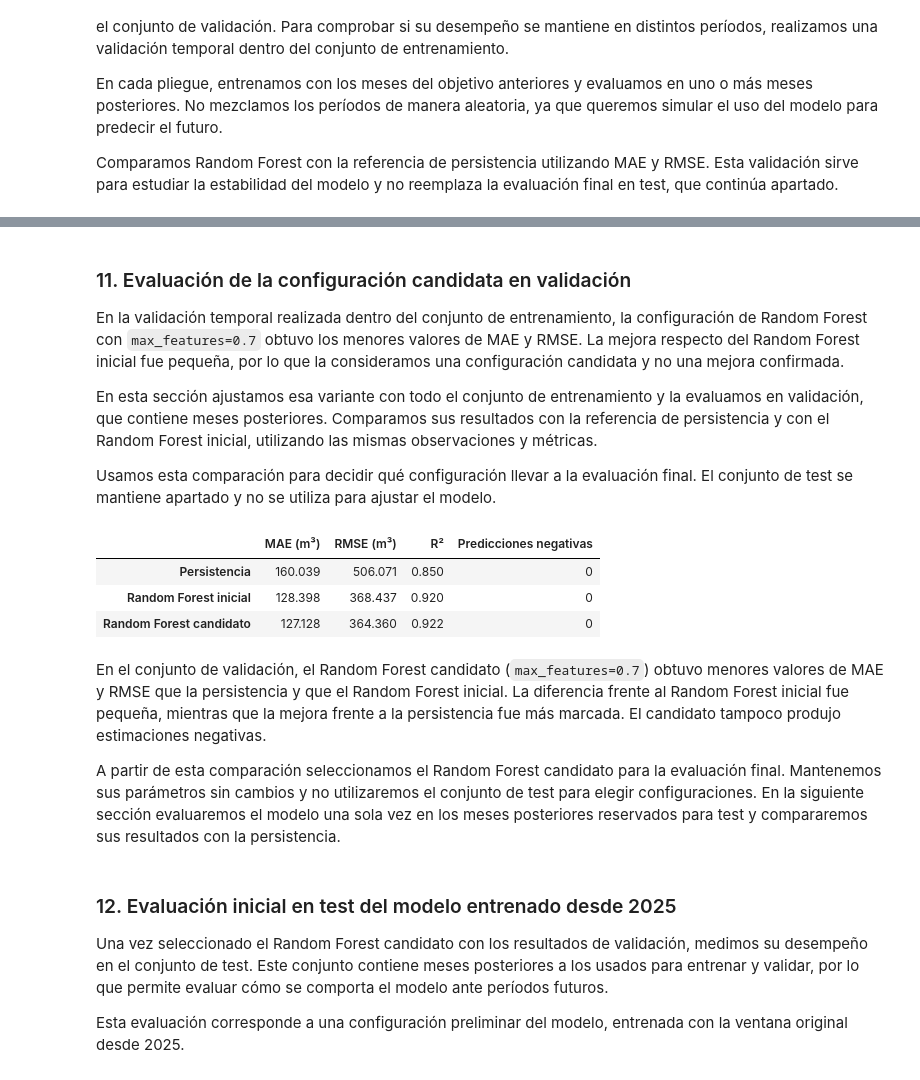
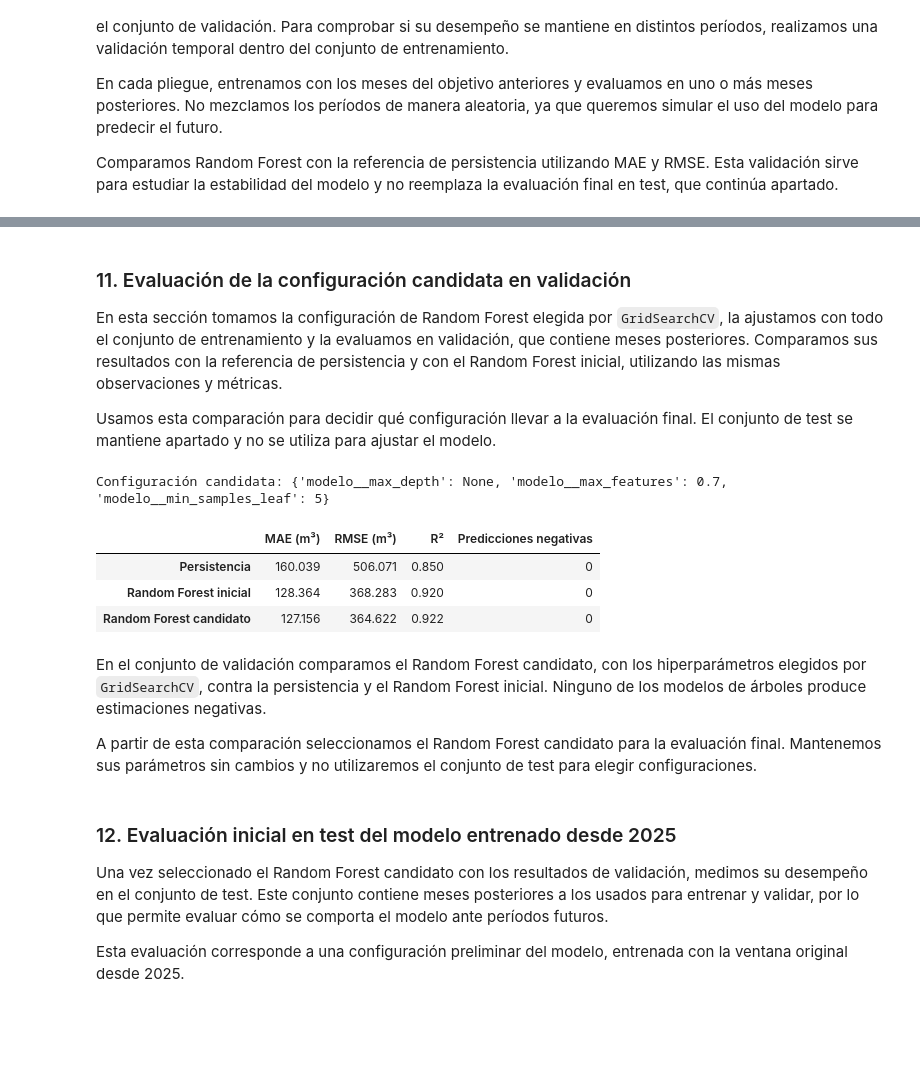
Before and after one commit to alexParedes027/oil-production-prediction, a Jupyter notebook: notebooks/04_modelado_regresion.ipynb, the cells around one changed output, grey strips where cells are left out. Saved outputs shown, nothing was run; the diff lists cells and outputs as text; code cells hidden in the pictures; blank space fills up the shorter version.

```diff
--- a/notebooks/04_modelado_regresion.ipynb
+++ b/notebooks/04_modelado_regresion.ipynb
@@ -777,6 +777,23 @@ resumen_validacion_temporal = pd.DataFrame(
 
 print("\nMétricas agrupadas de los pliegues temporales:")
 display(resumen_validacion_temporal.round(2))
+
+
+# Convertimos los pliegues a pares de posiciones dentro de X_train.
+# Este formato permite usarlos como parámetro cv de GridSearchCV.
+mes_objetivo_train = train["mes_objetivo"].reset_index(drop=True)
+pliegues_cv = []
+
+for pliegue in pliegues_temporales:
+    mascara_entrenamiento = mes_objetivo_train <= pd.Timestamp(pliegue["Entrenamiento hasta"])
+    mascara_validacion = mes_objetivo_train.between(
+        pd.Timestamp(pliegue["Validación desde"]),
+        pd.Timestamp(pliegue["Validación hasta"]),
+    )
+    pliegues_cv.append((
+        np.flatnonzero(mascara_entrenamiento.to_numpy()),
+        np.flatnonzero(mascara_validacion.to_numpy()),
+    ))
 # %% [output]
 |  | Objetivos de validación | Filas de entrenamiento | Filas de validación | MAE persistencia (m³) | ... |
 | Pliegue |  |  |  |  | ... |
@@ -903,18 +1023,17 @@ La configuración con `min_samples_leaf=5` y `max_features=0.7` obtuvo los menor
 # %% [markdown]
 ### 11. Evaluación de la configuración candidata en validación
 
-En la validación temporal realizada dentro del conjunto de entrenamiento, la configuración de Random Forest con `max_features=0.7` obtuvo los menores valores de MAE y RMSE. La mejora respecto del Random Forest inicial fue pequeña, por lo que la consideramos una configuración candidata y no una mejora confirmada.
-
-En esta sección ajustamos esa variante con todo el conjunto de entrenamiento y la evaluamos en validación, que contiene meses posteriores. Comparamos sus resultados con la referencia de persistencia y con el Random Forest inicial, utilizando las mismas observaciones y métricas.
+En esta sección tomamos la configuración de Random Forest elegida por `GridSearchCV`, la ajustamos con todo el conjunto de entrenamiento y la evaluamos en validación, que contiene meses posteriores. Comparamos sus resultados con la referencia de persistencia y con el Random Forest inicial, utilizando las mismas observaciones y métricas.
 
 Usamos esta comparación para decidir qué configuración llevar a la evaluación final. El conjunto de test se mantiene apartado y no se utiliza para ajustar el modelo.
 # %%
 from sklearn.base import clone
 
-# Creamos la variante candidata a partir del pipeline inicial.
-# Solo cambiamos max_features; el resto del preprocesamiento y del modelo se mantiene.
+# Creamos la variante candidata a partir del pipeline inicial,
+# con los hiperparámetros elegidos por GridSearchCV.
 modelo_rf_candidato = clone(modelo_regresion)
-modelo_rf_candidato.set_params(modelo__max_features=0.7)
+modelo_rf_candidato.set_params(**mejores_parametros_rf)
+print("Configuración candidata:", mejores_parametros_rf)
 
 # Ajustamos el pipeline completo usando únicamente el conjunto de entrenamiento.
 modelo_rf_candidato.fit(X_train, y_train)
@@ -927,39 +1046,40 @@ predicciones_validacion = {
     "Persistencia": y_pred_referencia,
     "Random Forest inicial": y_pred_modelo,
     "Random Forest candidato": y_pred_rf_candidato,
 }
 
 comparacion_candidata = pd.DataFrame(
     {
         "MAE (m³)": {
             nombre: mean_absolute_error(y_validation, prediccion)
             for nombre, prediccion in predicciones_validacion.items()
         },
         "RMSE (m³)": {
             nombre: np.sqrt(mean_squared_error(y_validation, prediccion))
             for nombre, prediccion in predicciones_validacion.items()
         },
         "R²": {
             nombre: r2_score(y_validation, prediccion)
             for nombre, prediccion in predicciones_validacion.items()
         },
         "Predicciones negativas": {
             nombre: (prediccion < 0).sum()
             for nombre, prediccion in predicciones_validacion.items()
         },
     }
 )
 
 display(comparacion_candidata.round(3))
 # %% [output]
+Configuración candidata: {'modelo__max_depth': None, 'modelo__max_features': 0.7, 'modelo__min_samples_leaf': 5}
 |  | MAE (m³) | RMSE (m³) | R² | Predicciones negativas |
 | Persistencia | 160.039 | 506.071 | 0.850 | 0 |
-| Random Forest inicial | 128.398 | 368.437 | 0.920 | 0 |
-| Random Forest candidato | 127.128 | 364.360 | 0.922 | 0 |
+| Random Forest inicial | 128.364 | 368.283 | 0.920 | 0 |
+| Random Forest candidato | 127.156 | 364.622 | 0.922 | 0 |
 # %% [markdown]
-En el conjunto de validación, el Random Forest candidato (`max_features=0.7`) obtuvo menores valores de MAE y RMSE que la persistencia y que el Random Forest inicial. La diferencia frente al Random Forest inicial fue pequeña, mientras que la mejora frente a la persistencia fue más marcada. El candidato tampoco produjo estimaciones negativas.
+En el conjunto de validación comparamos el Random Forest candidato, con los hiperparámetros elegidos por `GridSearchCV`, contra la persistencia y el Random Forest inicial. Ninguno de los modelos de árboles produce estimaciones negativas.
 
-A partir de esta comparación seleccionamos el Random Forest candidato para la evaluación final. Mantenemos sus parámetros sin cambios y no utilizaremos el conjunto de test para elegir configuraciones. En la siguiente sección evaluaremos el modelo una sola vez en los meses posteriores reservados para test y compararemos sus resultados con la persistencia.
+A partir de esta comparación seleccionamos el Random Forest candidato para la evaluación final. Mantenemos sus parámetros sin cambios y no utilizaremos el conjunto de test para elegir configuraciones.
 # %% [markdown]
 ### 12. Evaluación inicial en test del modelo entrenado desde 2025
 
```
Also changed, not shown: parts of 41 cells of this notebook.
